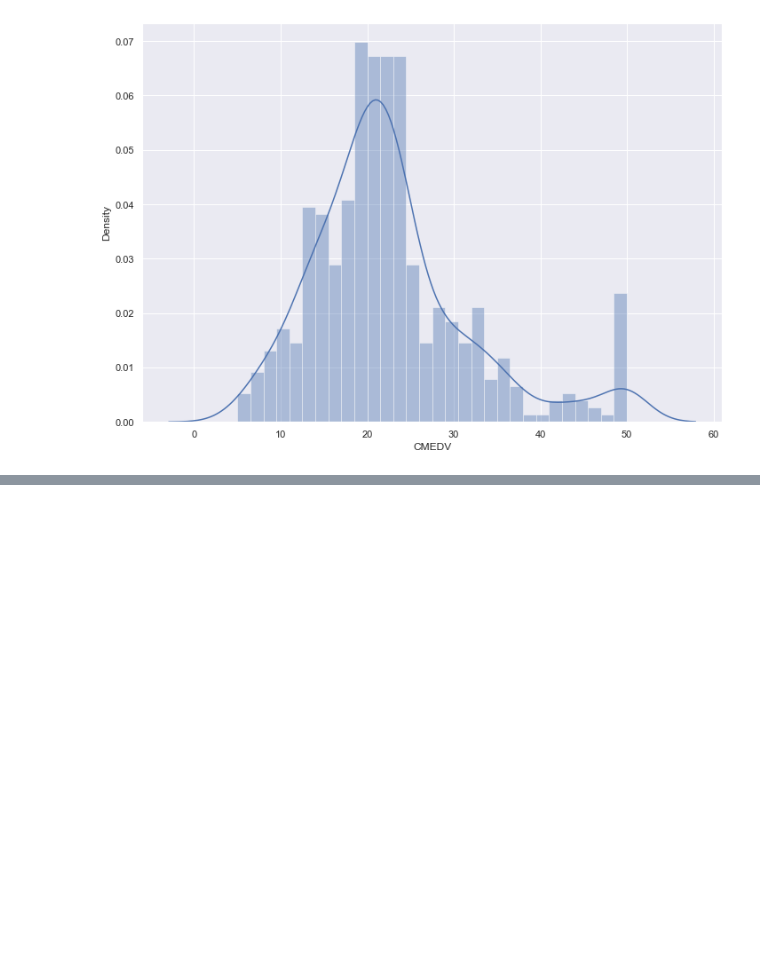
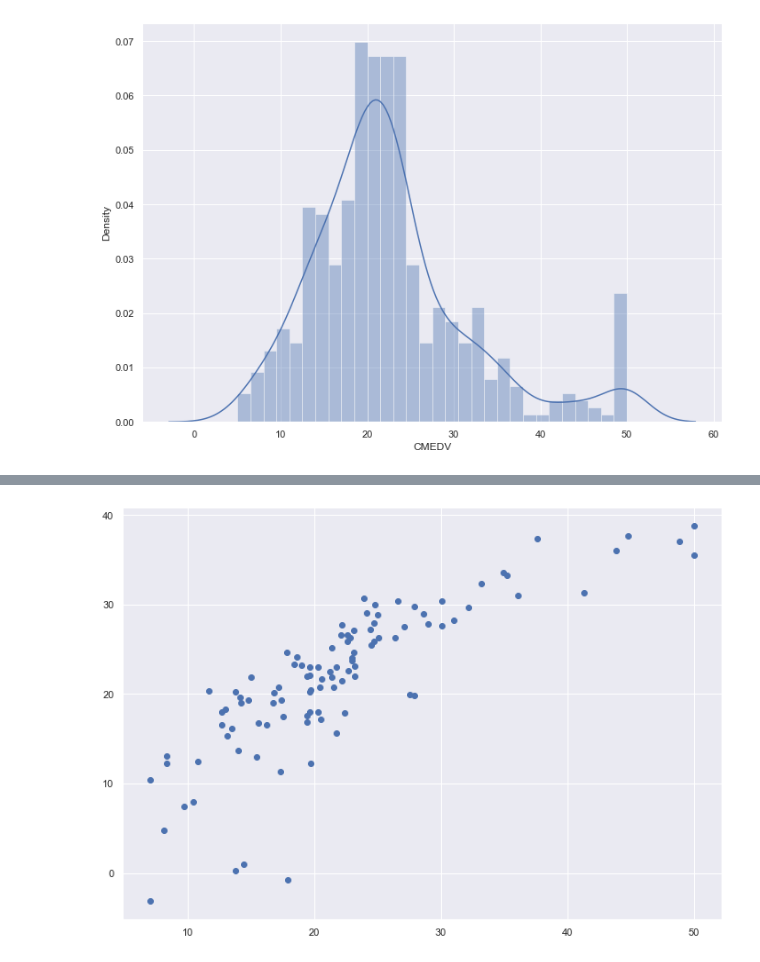
Before and after one commit to MAlejandroVC/Proyecto1, a Jupyter notebook: BostonHousing.ipynb, the cells around one changed output, grey strips where cells are left out. Saved outputs shown, nothing was run; the diff lists cells and outputs as text; code cells hidden in the pictures; blank space fills up the shorter version.

```diff
--- a/BostonHousing.ipynb
+++ b/BostonHousing.ipynb
@@ -71,0 +89,3 @@ sns.heatmap(data=correlation_matrix, annot=True,)
+# %%
+X = pd.DataFrame(np.c_[boston['LSTAT'], boston['RM']], columns = ['LSTAT','RM'])
+Y = boston['CMEDV']
@@ -71,0 +115,26 @@ sns.heatmap(data=correlation_matrix, annot=True,)
+# %%
+# model evaluation for training set
+
+y_train_predict = lin_model.predict(X_train)
+rmse = (np.sqrt(mean_squared_error(Y_train, y_train_predict)))
+r2 = r2_score(Y_train, y_train_predict)
+
+print("The model performance for training set")
+print("--------------------------------------")
+print('RMSE is {}'.format(rmse))
+print('R2 score is {}'.format(r2))
+print("\n")
+
+# model evaluation for testing set
+
+y_test_predict = lin_model.predict(X_test)
+# root mean square error of the model
+rmse = (np.sqrt(mean_squared_error(Y_test, y_test_predict)))
+
+# r-squared score of the model
+r2 = r2_score(Y_test, y_test_predict)
+
+print("The model performance for testing set")
+print("--------------------------------------")
+print('RMSE is {}'.format(rmse))
+print('R2 score is {}'.format(r2))
@@ -71,0 +152,7 @@ sns.heatmap(data=correlation_matrix, annot=True,)
+# %%
+# plotting the y_test vs y_pred
+# ideally should have been a straight line
+plt.scatter(Y_test, y_test_predict)
+plt.show()
+# %% [output]
+[figure, added]
```
Also changed, not shown: parts of 5 cells of this notebook.
